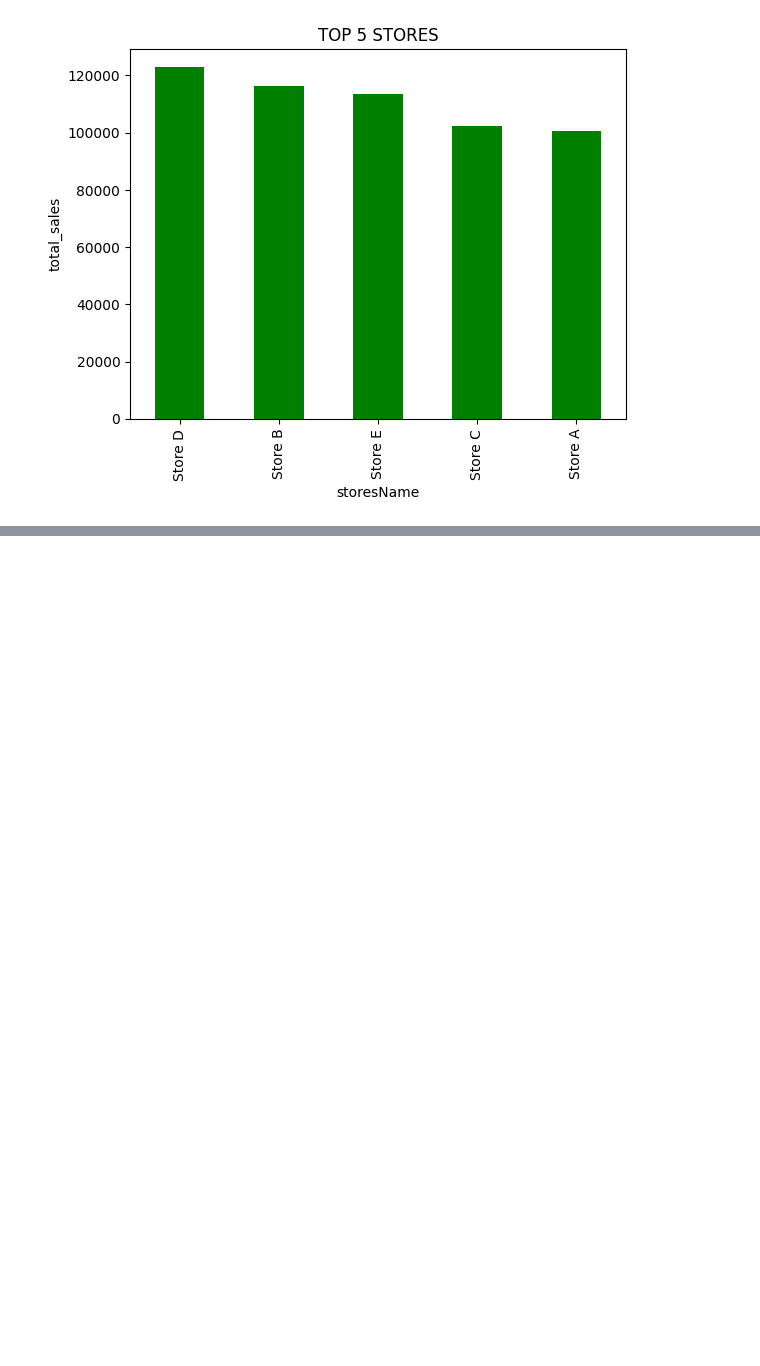
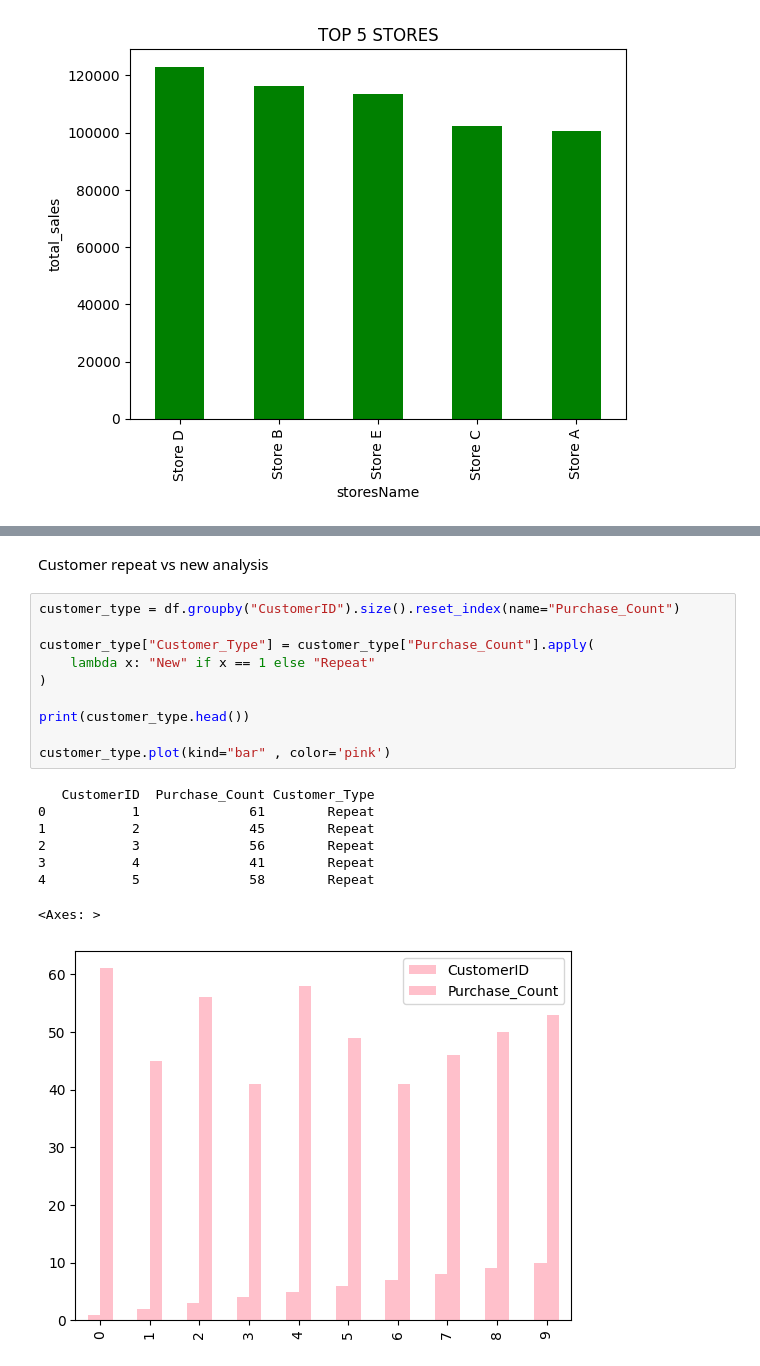
Before and after one commit to nagarneha/sales-analysis-project, a Jupyter notebook: sql_analysis.ipynb, the cells around one changed output, grey strips where cells are left out. Cells and saved outputs as stored; diff of their text form; blank space fills up the shorter version.

```diff
--- a/sql_analysis.ipynb
+++ b/sql_analysis.ipynb
@@ -396,0 +442,21 @@ plt.show()
+# %% [markdown]
+Customer repeat vs new analysis
+# %%
+customer_type = df.groupby("CustomerID").size().reset_index(name="Purchase_Count")
+
+customer_type["Customer_Type"] = customer_type["Purchase_Count"].apply(
+    lambda x: "New" if x == 1 else "Repeat"
+)
+
+print(customer_type.head())
+
+customer_type.plot(kind="bar" , color='pink')
+# %% [output]
+   CustomerID  Purchase_Count Customer_Type
+0           1              61        Repeat
+1           2              45        Repeat
+2           3              56        Repeat
+3           4              41        Repeat
+4           5              58        Repeat
+<Axes: >
+[figure, added]
```
Also changed, not shown: parts of 7 cells of this notebook, 2 other files.
